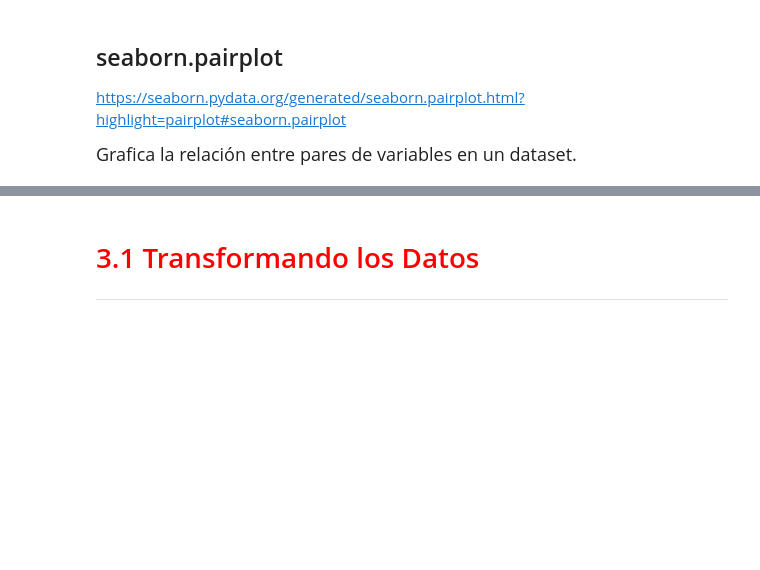
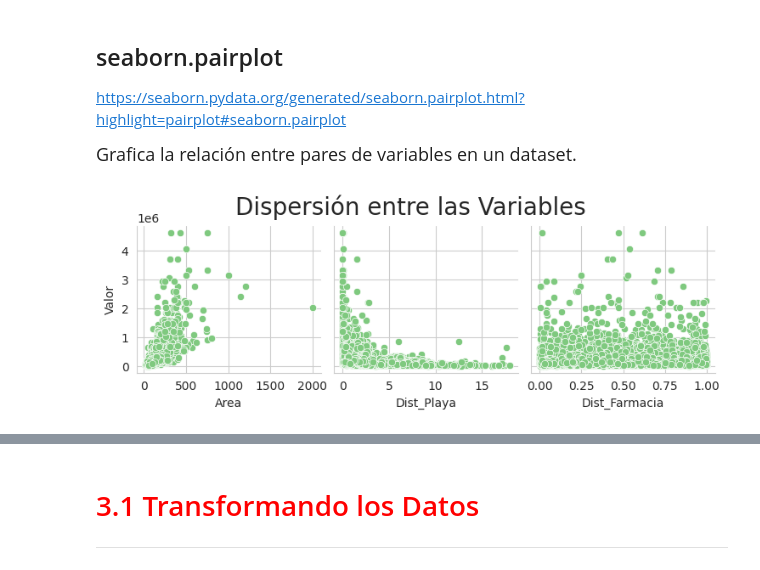
Before and after one commit to JLuceroVasquez/regresion-lineal-tecnicas-avanzadas-de-modelado, a Jupyter notebook: notebook-de-clase.ipynb, the cells around one changed output, grey strips where cells are left out. Saved outputs shown, nothing was run; the diff lists cells and outputs as text; code cells hidden in the pictures; blank space fills up the shorter version.

```diff
--- a/notebook-de-clase.ipynb
+++ b/notebook-de-clase.ipynb
@@ -94,7 +170,12 @@ https://seaborn.pydata.org/generated/seaborn.pairplot.html?highlight=pairplot#se
 
 <p style='font-size: 18px; line-height: 2; margin: 10px 50px; text-align: justify;'>Grafica la relación entre pares de variables en un dataset.</p>
 # %%
+ax= sns.pairplot(data=datos, x_vars=['Area', 'Dist_Playa', 'Dist_Farmacia'],
+             y_vars='Valor')
 
 ax.fig.suptitle('Dispersión entre las Variables', fontsize=20, y=1.05)
-ax
+
+plt.show()
+# %% [output]
+[figure, added]
 # %%
```
Also changed, not shown: parts of 15 cells of this notebook.
